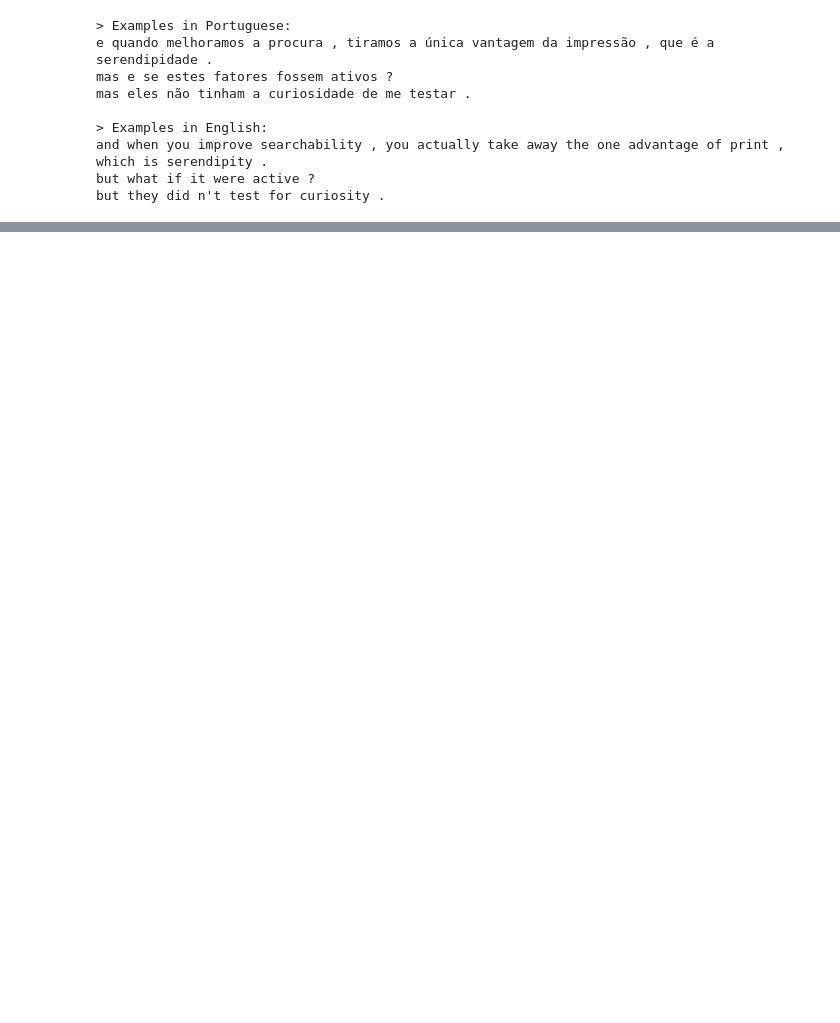
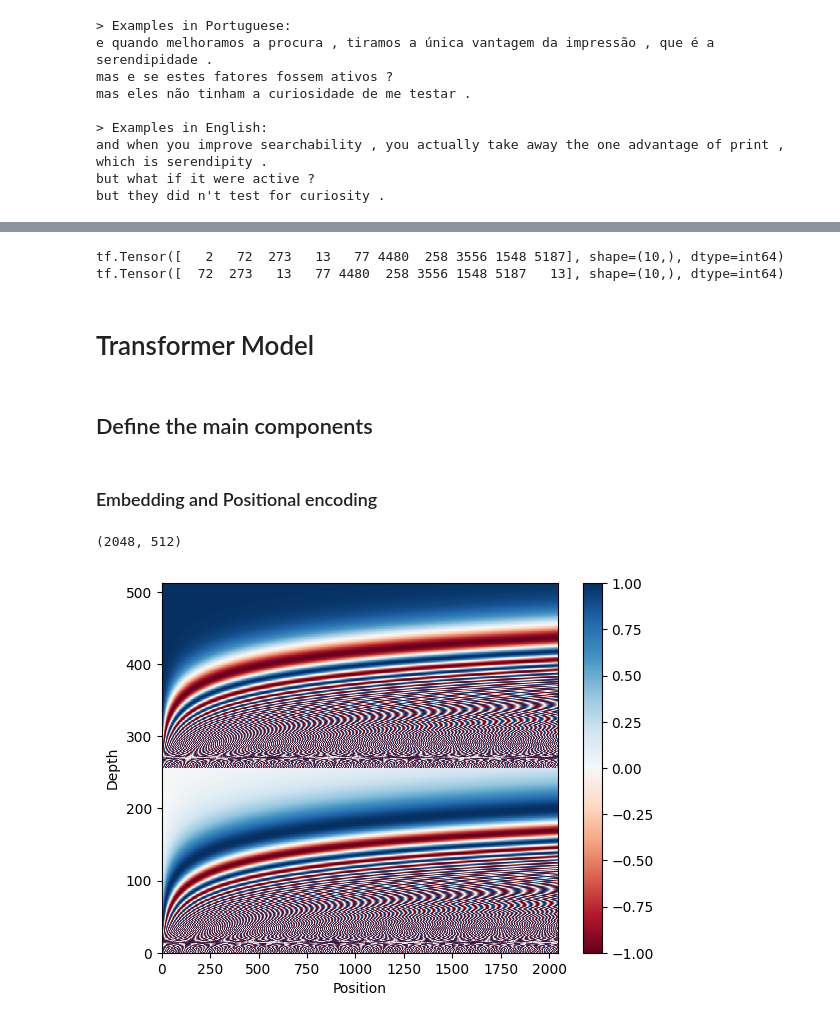
Before and after one commit to AllanCasado/m11-sem07-ponderada-traducao-transformers, a Jupyter notebook: Allan_Casado_Ponderada_Tradução_com_Transformers.ipynb, the cells around one changed output, grey strips where cells are left out. Saved outputs shown, nothing was run; the diff lists cells and outputs as text; code cells hidden in the pictures; blank space fills up the shorter version.

```diff
--- a/Allan_Casado_Ponderada_Tradução_com_Transformers.ipynb
+++ b/Allan_Casado_Ponderada_Tradução_com_Transformers.ipynb
@@ -70,0 +203,43 @@ but they did n't test for curiosity .
+# %%
+# Exibindo os primeiros 10 tokens de entrada e rótulos em inglês
+print(en[0][:10])
+print(en_labels[0][:10])
+# %% [output]
+tf.Tensor([   2   72  273   13   77 4480  258 3556 1548 5187], shape=(10,), dtype=int64)
+tf.Tensor([  72  273   13   77 4480  258 3556 1548 5187   13], shape=(10,), dtype=int64)
+# %% [markdown]
+# Transformer Model
+# %% [markdown]
+## Define the main components
+# %% [markdown]
+### Embedding and Positional encoding
+# %%
+def positional_encoding(length, depth):
+  depth = depth/2
+
+  positions = np.arange(length)[:, np.newaxis]
+  depths = np.arange(depth)[np.newaxis, :]/depth
+
+  angle_rates = 1 / (10000**depths)
+  angle_rads = positions * angle_rates
+
+  pos_encoding = np.concatenate(
+      [np.sin(angle_rads), np.cos(angle_rads)],
+      axis=-1)
+
+  return tf.cast(pos_encoding, dtype=tf.float32)
+# %%
+pos_encoding = positional_encoding(length=2048, depth=512)
+
+# Check the shape.
+print(pos_encoding.shape)
+
+# Plot the dimensions.
+plt.pcolormesh(pos_encoding.numpy().T, cmap='RdBu')
+plt.ylabel('Depth')
+plt.xlabel('Position')
+plt.colorbar()
+plt.show()
+# %% [output]
+(2048, 512)
+[figure, added]
```
Also changed, not shown: parts of 51 cells of this notebook.
